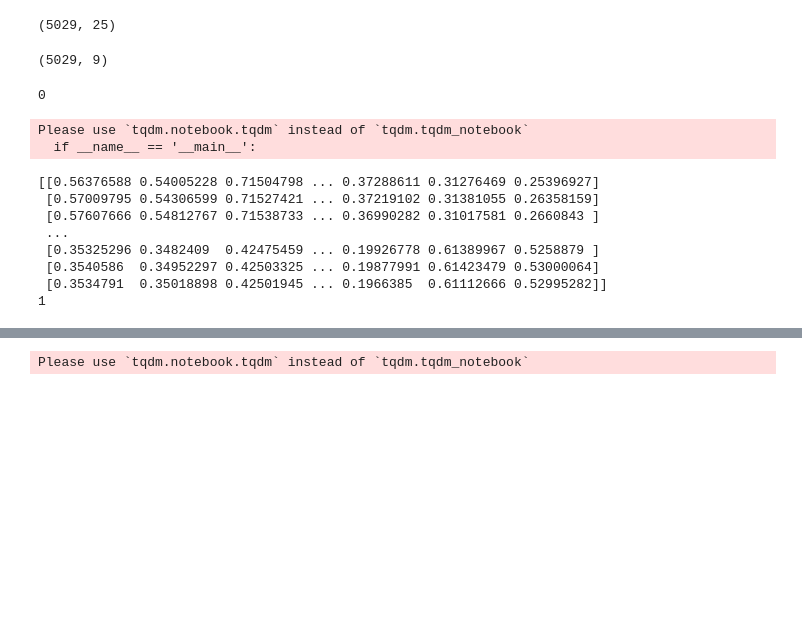
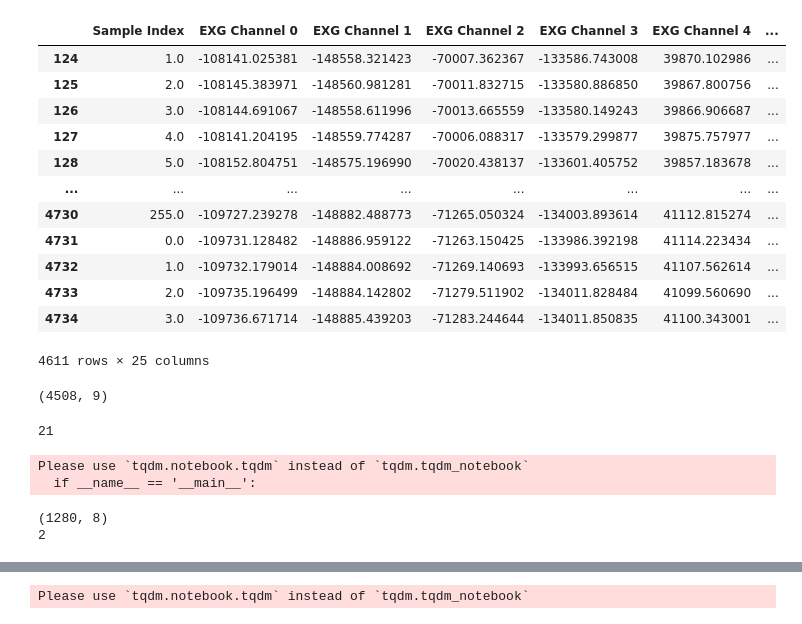
Before and after one commit to UBCMint/NTX-2022-Project, a Jupyter notebook: ML/MINT_COLOR_LSTM.ipynb, the cells around one changed output, grey strips where cells are left out. Drawn from its saved outputs; the diff is of its cells as text; code cells hidden in the pictures; blank space fills up the shorter version.

```diff
--- a/ML/MINT_COLOR_LSTM2.ipynb
+++ b/ML/MINT_COLOR_LSTM.ipynb
@@ -11,7 +11,7 @@ from scipy import signal
 import os
 # %%
 # assign directory
-directory = "drive/MyDrive/MINT_DATA"
+directory = "drive/MyDrive/MINT_COLOR_DATA"
 
 # iterate over files in
 # that directory
@@ -20,28 +20,41 @@ for filename in os.listdir(directory):
     f = os.path.join(directory, filename)
     # checking if it is a file
     if os.path.isfile(f):
-        ds = pd.read_csv("drive/MyDrive/MINT_DATA/OpenBCI-RAW-2022-10-21_18-48-52.csv")
-        ds = ds.tail(-123)
+        ds = pd.read_csv(f)
+        i=ds.loc[ds[' EXG Channel 0'] == 0].index
+        if(len(i)==1):
+          ds=ds.tail(-(i[0]+1))
         dataset.append(ds)
-# %%
-dataset[0].shape
-# %% [output]
-(5029, 25)
+# %%
+dataset[6]
+# %% [output]
+|  | Sample Index | EXG Channel 0 | EXG Channel 1 | EXG Channel 2 | EXG Channel 3 | EXG Channel 4 | ... |
+| 124 | 1.0 | -108141.025381 | -148558.321423 | -70007.362367 | -133586.743008 | 39870.102986 | ... |
+| 125 | 2.0 | -108145.383971 | -148560.981281 | -70011.832715 | -133580.886850 | 39867.800756 | ... |
+| 126 | 3.0 | -108144.691067 | -148558.611996 | -70013.665559 | -133580.149243 | 39866.906687 | ... |
+| 127 | 4.0 | -108141.204195 | -148559.774287 | -70006.088317 | -133579.299877 | 39875.757977 | ... |
+| 128 | 5.0 | -108152.804751 | -148575.196990 | -70020.438137 | -133601.405752 | 39857.183678 | ... |
+| ... | ... | ... | ... | ... | ... | ... | ... |
+| 4730 | 255.0 | -109727.239278 | -148882.488773 | -71265.050324 | -134003.893614 | 41112.815274 | ... |
+| 4731 | 0.0 | -109731.128482 | -148886.959122 | -71263.150425 | -133986.392198 | 41114.223434 | ... |
+| 4732 | 1.0 | -109732.179014 | -148884.008692 | -71269.140693 | -133993.656515 | 41107.562614 | ... |
+| 4733 | 2.0 | -109735.196499 | -148884.142802 | -71279.511902 | -134011.828484 | 41099.560690 | ... |
+| 4734 | 3.0 | -109736.671714 | -148885.439203 | -71283.244644 | -134011.850835 | 41100.343001 | ... |
+4611 rows × 25 columns
 # %%
 for data in dataset:
   data.drop(data.iloc[:, 9:25], axis=1, inplace=True)
+dataset[2].shape
+# %% [output]
+(4508, 9)
-# %%
-dataset[0].shape
-# %% [output]
-(5029, 9)
 # %%
 i =0;
 for data in dataset:
-  if data.shape[0] < 4609:
-    i=1
+  if data.shape[0] < 4608:
+    i=i+1
 i
 # %% [output]
-0
+21
 # %%
 data_train=dataset[0:40]
 data_test=dataset[40:52]
@@ -73,17 +86,11 @@ for data in data_train:
 Please use `tqdm.notebook.tqdm` instead of `tqdm.tqdm_notebook`
   if __name__ == '__main__':
 # %%
-print(X[1])
-print(Y[1])
+print(X[119].shape)
+print(Y[119])
 # %% [output]
-[[0.56376588 0.54005228 0.71504798 ... 0.37288611 0.31276469 0.25396927]
- [0.57009795 0.54306599 0.71527421 ... 0.37219102 0.31381055 0.26358159]
- [0.57607666 0.54812767 0.71538733 ... 0.36990282 0.31017581 0.2660843 ]
- ...
- [0.35325296 0.3482409  0.42475459 ... 0.19926778 0.61389967 0.5258879 ]
- [0.3540586  0.34952297 0.42503325 ... 0.19877991 0.61423479 0.53000064]
- [0.3534791  0.35018898 0.42501945 ... 0.1966385  0.61112666 0.52995282]]
-1
+(1280, 8)
+2
 # %%
 from keras.layers import Dense
 from keras.layers import LSTM
```
Also changed, not shown: parts of 6 cells of this notebook, 1 other file.
